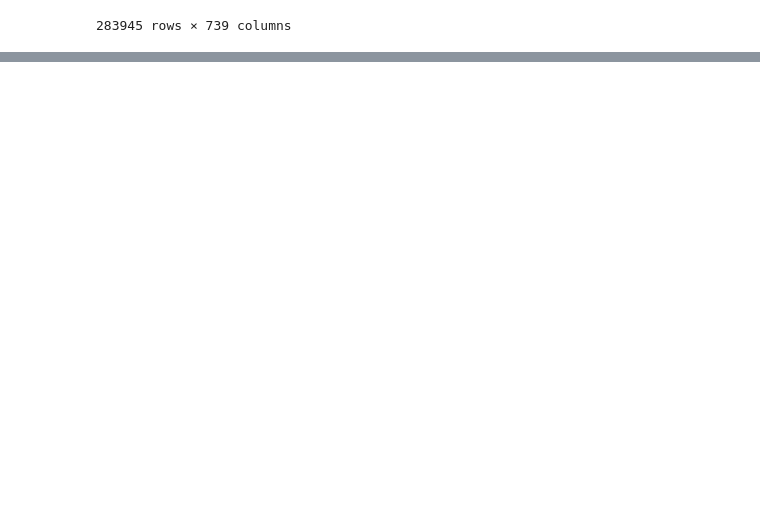
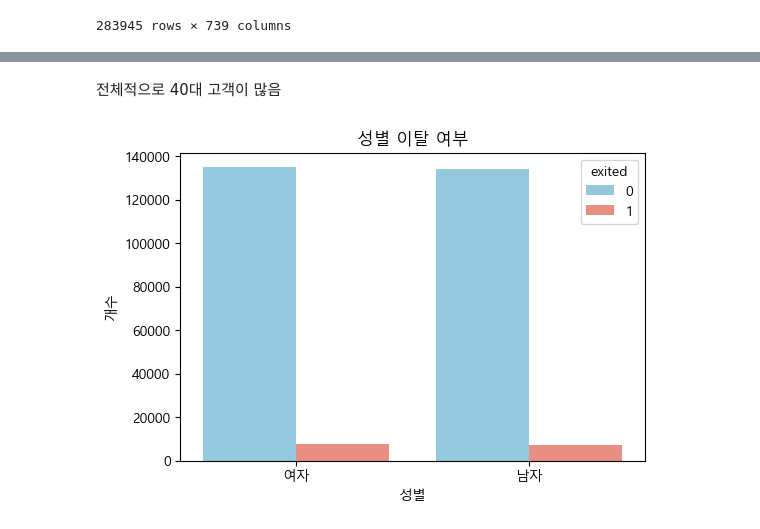
Before and after one commit to minju0611/hk-toss-middle-project, a Jupyter notebook: notebooks/EDA/eda_nec.ipynb, the cells around one changed output, grey strips where cells are left out. Cells and saved outputs as stored; diff of their text form; code cells hidden in the pictures; blank space fills up the shorter version.

```diff
--- a/notebooks/EDA/eda_nec.ipynb
+++ b/notebooks/EDA/eda_nec.ipynb
@@ -80,0 +141,13 @@ df
+# %% [markdown]
+전체적으로 40대 고객이 많음
+# %%
+df["SEX"] = df["SEX"].replace({1: "남자", 2: "여자"}).astype(str)
+
+plt.figure(figsize=(6, 4))
+sns.countplot(x=df["SEX"], hue=df["exited"], palette=["skyblue", "salmon"])
+plt.title("성별 이탈 여부")
+plt.xlabel("성별")
+plt.ylabel("개수")
+plt.show()
+# %% [output]
+[figure, added]
```
Also changed, not shown: parts of 20 cells of this notebook.
